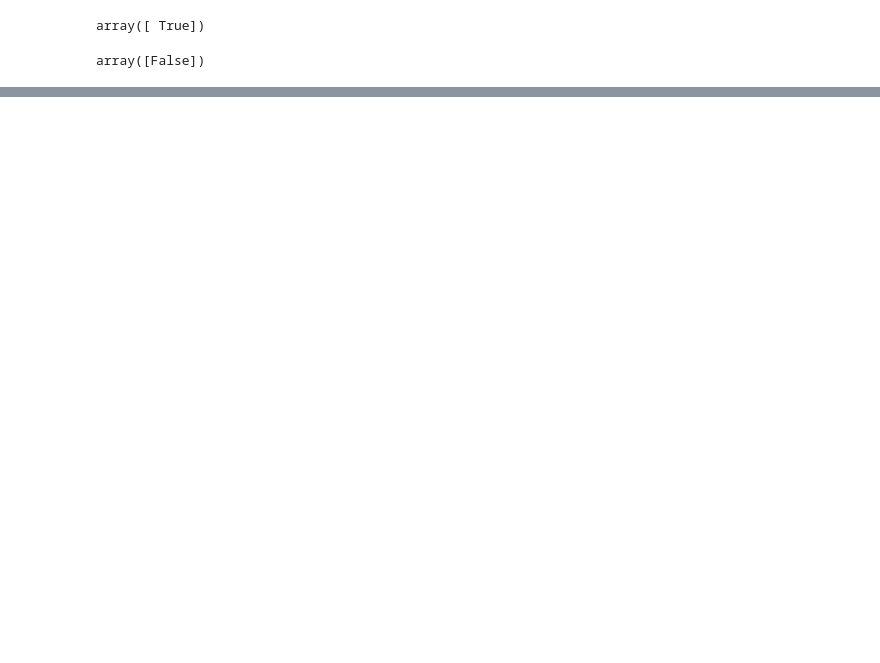
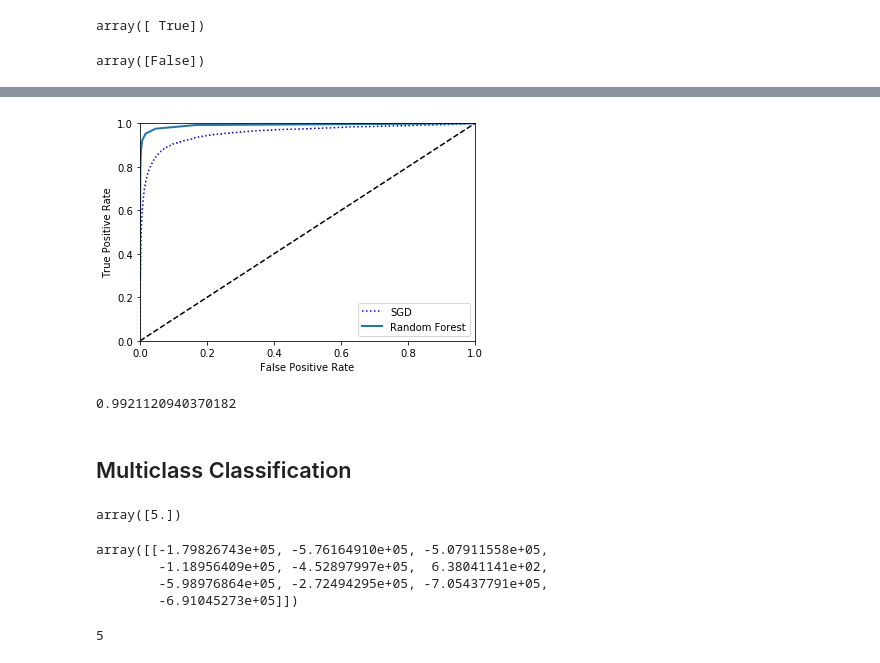
Before and after one commit to t-kubrak/ml-first, a Jupyter notebook: classification.ipynb, the cells around one changed output, grey strips where cells are left out. Drawn from its saved outputs; the diff is of its cells as text; code cells hidden in the pictures; blank space fills up the shorter version.

Commit message:
Finish classification

```diff
--- a/classification.ipynb
+++ b/classification.ipynb
@@ -201,0 +223,39 @@ recall_score(y_train_5, y_train_pred_90)
+# %%
+from sklearn.ensemble import RandomForestClassifier
+
+forest_clf = RandomForestClassifier(random_state=42)
+y_probas_forest = cross_val_predict(forest_clf, X_train, y_train_5, cv=3,
+                                    method="predict_proba")
+# %%
+y_scores_forest = y_probas_forest[:, 1] # score = proba of positive class
+fpr_forest, tpr_forest, thresholds_forest = roc_curve(y_train_5,y_scores_forest)
+# %%
+plt.plot(fpr, tpr, "b:", label="SGD")
+plot_roc_curve(fpr_forest, tpr_forest, "Random Forest")
+plt.legend(loc="lower right")
+plt.show()
+# %% [output]
+[figure, added]
+# %%
+roc_auc_score(y_train_5, y_scores_forest)
+# %% [output]
+0.9921120940370182
+# %% [markdown]
+## Multiclass Classification
+# %%
+sgd_clf.fit(X_train, y_train) # y_train, not y_train_5
+sgd_clf.predict([some_digit])
+# %% [output]
+array([5.])
+# %%
+some_digit_scores = sgd_clf.decision_function([some_digit])
+some_digit_scores
+# %% [output]
+array([[-1.79826743e+05, -5.76164910e+05, -5.07911558e+05,
+        -1.18956409e+05, -4.52897997e+05,  6.38041141e+02,
+        -5.98976864e+05, -2.72494295e+05, -7.05437791e+05,
+        -6.91045273e+05]])
+# %%
+np.argmax(some_digit_scores)
+# %% [output]
+5
```
Also changed, not shown: parts of 36 cells of this notebook.
